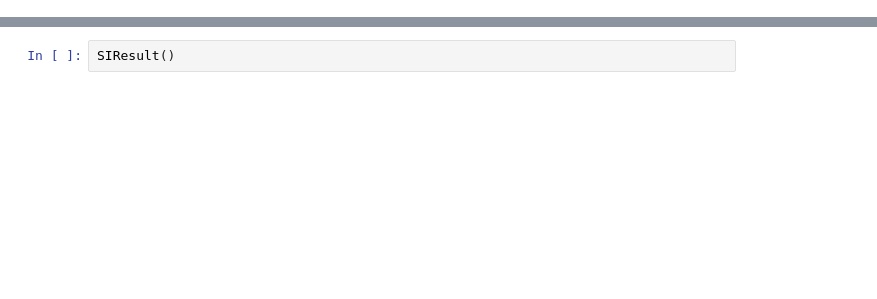
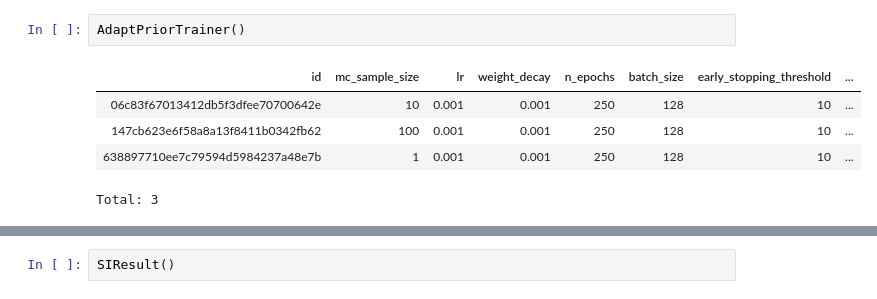
Before and after one commit to suhasshrinivasan/task-transfer, a Jupyter notebook: experiments/dj/dj_interactive.ipynb, the cells around one changed output, grey strips where cells are left out. Drawn from its saved outputs; the diff is of its cells as text; blank space fills up the shorter version.

Commit message:
Add prior adaptation training

```diff
--- a/experiments/dj/dj_interactive.ipynb
+++ b/experiments/dj/dj_interactive.ipynb
@@ -28,0 +38,8 @@ from experiments.dj.dj_helpers import drop_schema_dot_jobs
+# %%
+AdaptPriorTrainer()
+# %% [output]
+| id | mc_sample_size | lr | weight_decay | n_epochs | batch_size | early_stopping_threshold | ... |
+| 06c83f67013412db5f3dfee70700642e | 10 | 0.001 | 0.001 | 250 | 128 | 10 | ... |
+| 147cb623e6f58a8a13f8411b0342fb62 | 100 | 0.001 | 0.001 | 250 | 128 | 10 | ... |
+| 638897710ee7c79594d5984237a48e7b | 1 | 0.001 | 0.001 | 250 | 128 | 10 | ... |
+Total: 3
```
Also changed, not shown: parts of 12 cells of this notebook, 11 other files.
